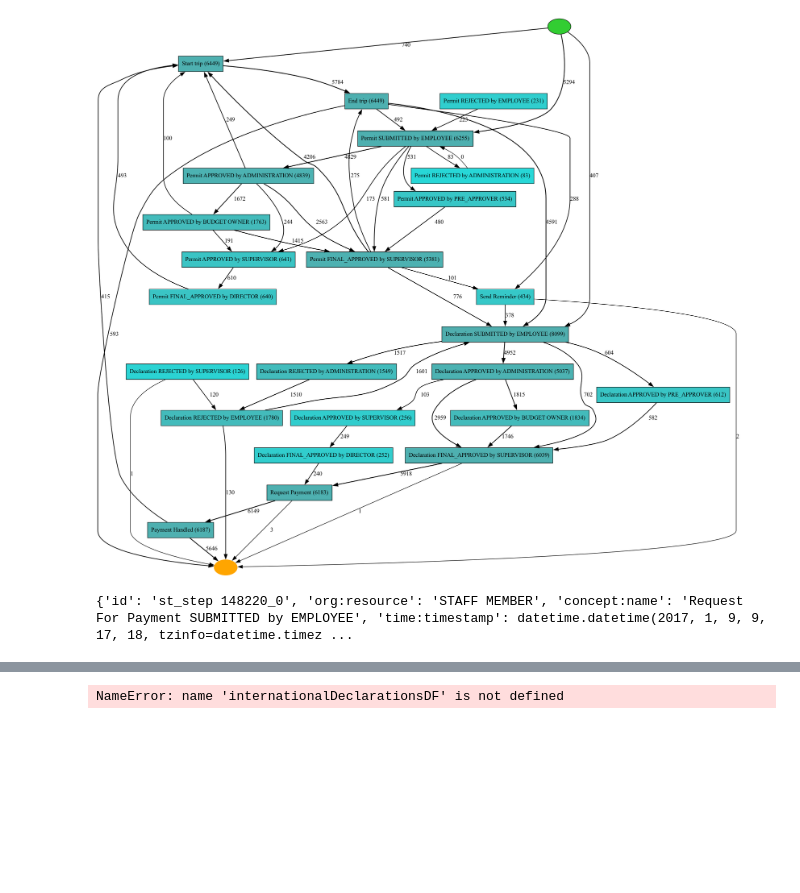
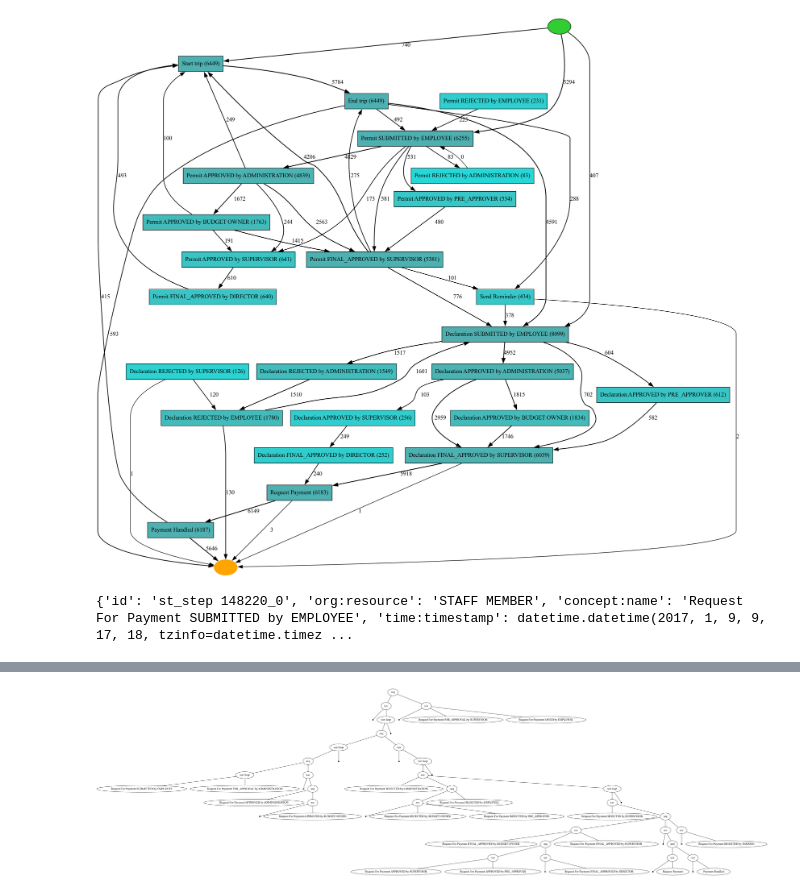
Before and after one commit to Martin-Chivo/CMPE255-Team8, a Jupyter notebook: load.ipynb, the cells around one changed output, grey strips where cells are left out. Cells and saved outputs as stored; diff of their text form; code cells hidden in the pictures; blank space fills up the shorter version.

```diff
--- a/load.ipynb
+++ b/load.ipynb
@@ -59,8 +63,6 @@ bpmn_model = pm4py.convert_to_bpmn(process_tree)
 # %%
-# pm4py.view_process_tree(process_tree)
+pm4py.view_process_tree(process_tree)
+# %% [output]
+[figure, added]
 # %%
 # len(domesticDeclarationsDF)
-# %%
-len(internationalDeclarationsDF)
-# %% [output]
-NameError: name 'internationalDeclarationsDF' is not defined
```
Also changed, not shown: parts of 7 cells of this notebook, 2 other files.
